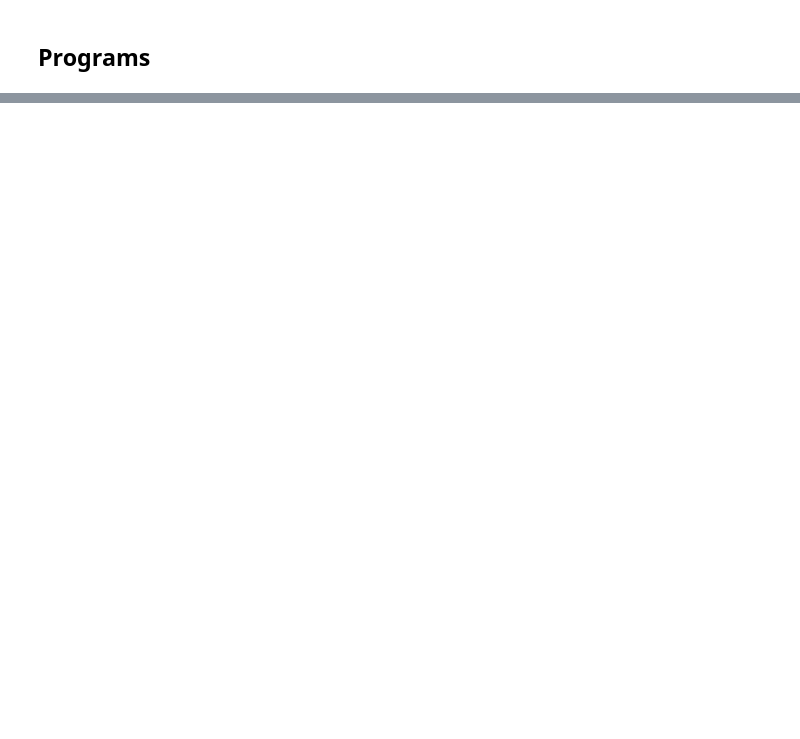
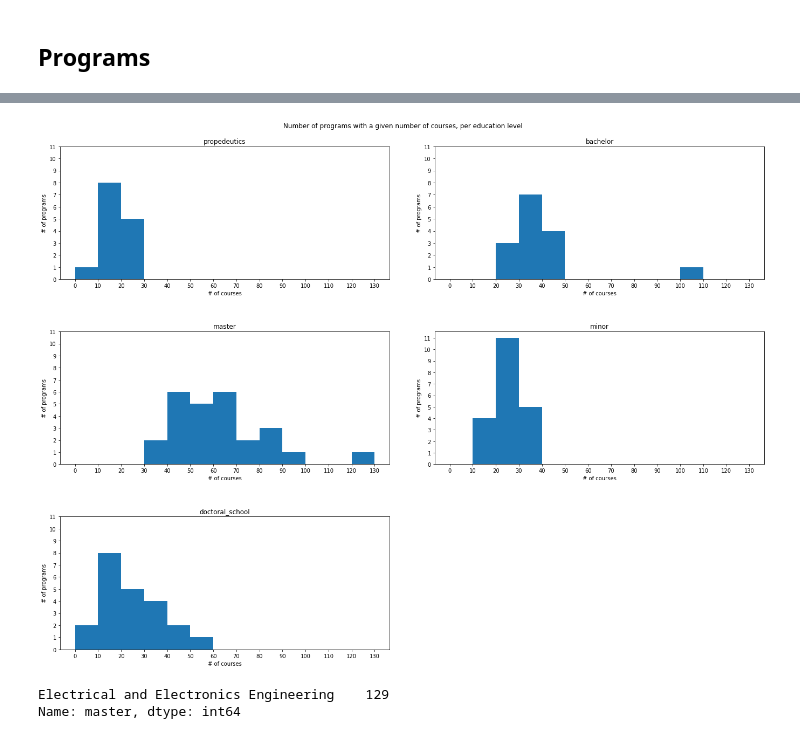
Before and after one commit to valentinoli/epfl-interactive-coursebook, a Jupyter notebook: python/statistics.ipynb, the cells around one changed output, grey strips where cells are left out. Saved outputs shown, nothing was run; the diff lists cells and outputs as text; code cells hidden in the pictures; blank space fills up the shorter version.

```diff
--- a/python/statistics.ipynb
+++ b/python/statistics.ipynb
@@ -22,32 +29,38 @@ program_counts.head(5)
 # %%
+levels = programs.index
 level_dict = {
     level: program_counts[level][program_counts[level]!=0]
-    for level in programs.index
+    for level in levels
 }
 # %%
 #Plotting the histograms of number of courses available per program on a given level
 fig = plt.figure(figsize=(20, 15))
 
 fig.suptitle('Number of programs with a given number of courses, per education level')
 
 rows = 3
 columns = 2
 
 for i, level in enumerate(levels):
     ax = fig.add_subplot(rows, columns, i+1)
     ax.hist(level_dict[level], bins=range(0,140,10))
-    ax.set_title(level_name)
+    ax.set_title(level)
 
     ax.set_xticks(range(0,140,10))
     ax.set_yticks(range(12))
 
     ax.set_xlabel('# of courses')
     ax.set_ylabel('# of programs')
 fig.tight_layout(pad=5.0)
 plt.show()
+# %% [output]
+[figure, added]
 # %%
 master = level_dict['master']
 master[master>120]
+# %% [output]
+Electrical and Electronics Engineering    129
+Name: master, dtype: int64
 # %%
 bachelor = level_dict['bachelor']
 bachelor[bachelor>90]
```
Also changed, not shown: parts of 1 cell of this notebook.
